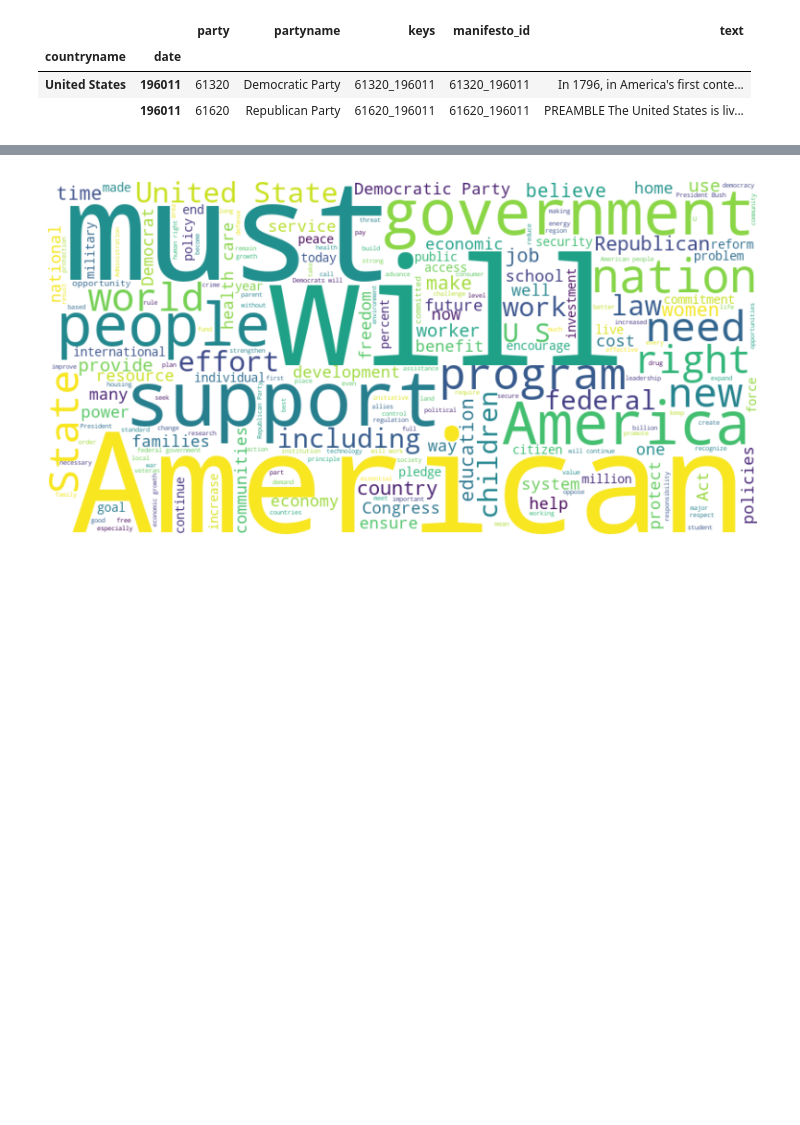
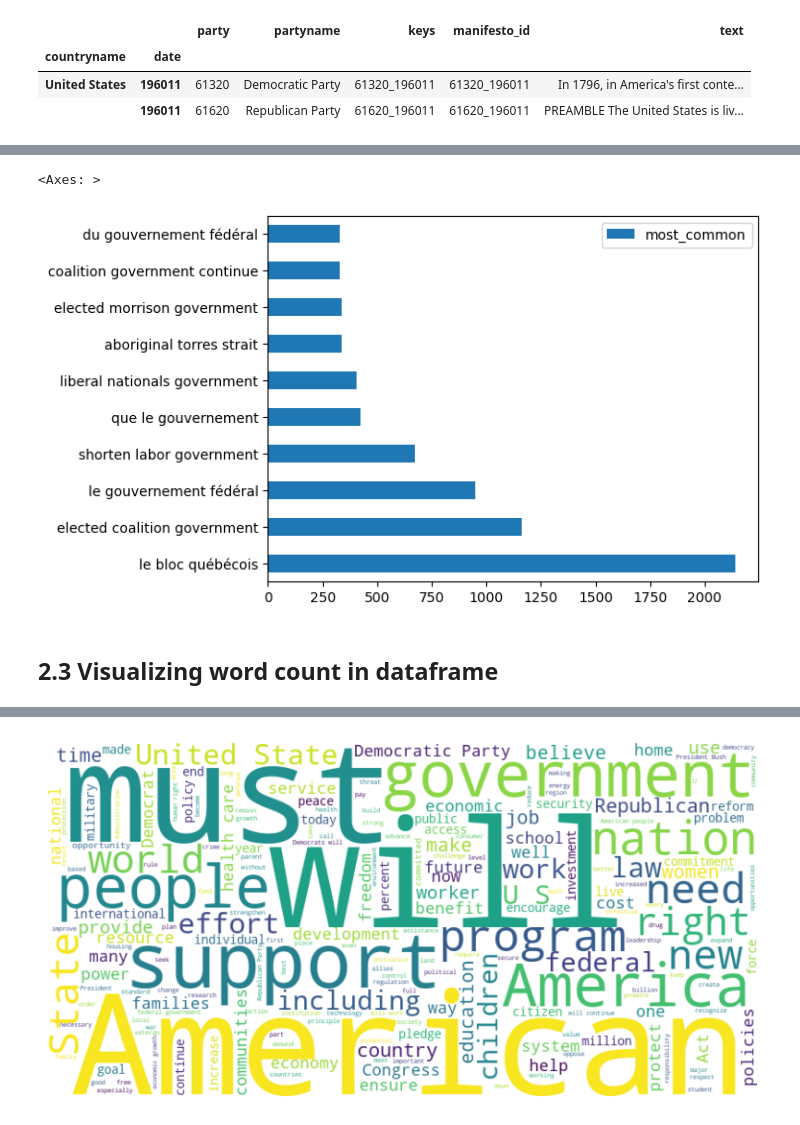
Before and after one commit to Morri-Kuma/graspp_2025_spring, a Jupyter notebook: notebooks/module_4/week_9/scraping.ipynb, the cells around one changed output, grey strips where cells are left out. Saved outputs shown, nothing was run; the diff lists cells and outputs as text; code cells hidden in the pictures; blank space fills up the shorter version.

```diff
--- a/notebooks/module_4/week_9/scraping.ipynb
+++ b/notebooks/module_4/week_9/scraping.ipynb
@@ -169,0 +176,5 @@ df.head(2)
+# %%
+# IF previous 2.A doesn't work
+file_name = "../../../data/examples/module_4/manifesto_english_speaking.parquet"
+df_all = pd.read_parquet(file_name)
+df_all.reset_index().countryname.unique()
@@ -169,0 +227,18 @@ df.head(2)
+# %%
+from sklearn.feature_extraction.text import CountVectorizer
+# Now we can get fancier with the count vectorizer by counting more than one word combinations and remove stop words
+vectorizer = CountVectorizer(
+    analyzer = 'word',          # Whether the feature should be made of word or character n-grams or a mixture of both.
+    stop_words = 'english',     # Remove stop words. Can be a list of stop words or a string from {'english', 'spanish'}.
+    lowercase = True,           # Convert text to lowercase.
+    ngram_range = (3,3),
+
+)
+# Count!
+count_array = vectorizer.fit_transform(df_all['text']).toarray()
+df_wordcount = pd.DataFrame(
+    count_array, # Data above will become the values of the dataframe
+    columns=vectorizer.get_feature_names_out(), # Words will become the column names
+    index = df_all.index # Index country date comes from the df_all dataframe
+)
+df_wordcount.sum(axis='rows').sort_values(ascending=False).to_frame("most_common").head(10)
@@ -169,0 +257,7 @@ df.head(2)
+# %%
+df_wordcount.sum(axis='rows').sort_values(ascending=False).to_frame("most_common").head(10).plot(kind = 'barh')
+# %% [output]
+<Axes: >
+[figure, added]
+# %% [markdown]
+## 2.3 Visualizing word count in dataframe
```
Also changed, not shown: parts of 41 cells of this notebook.
